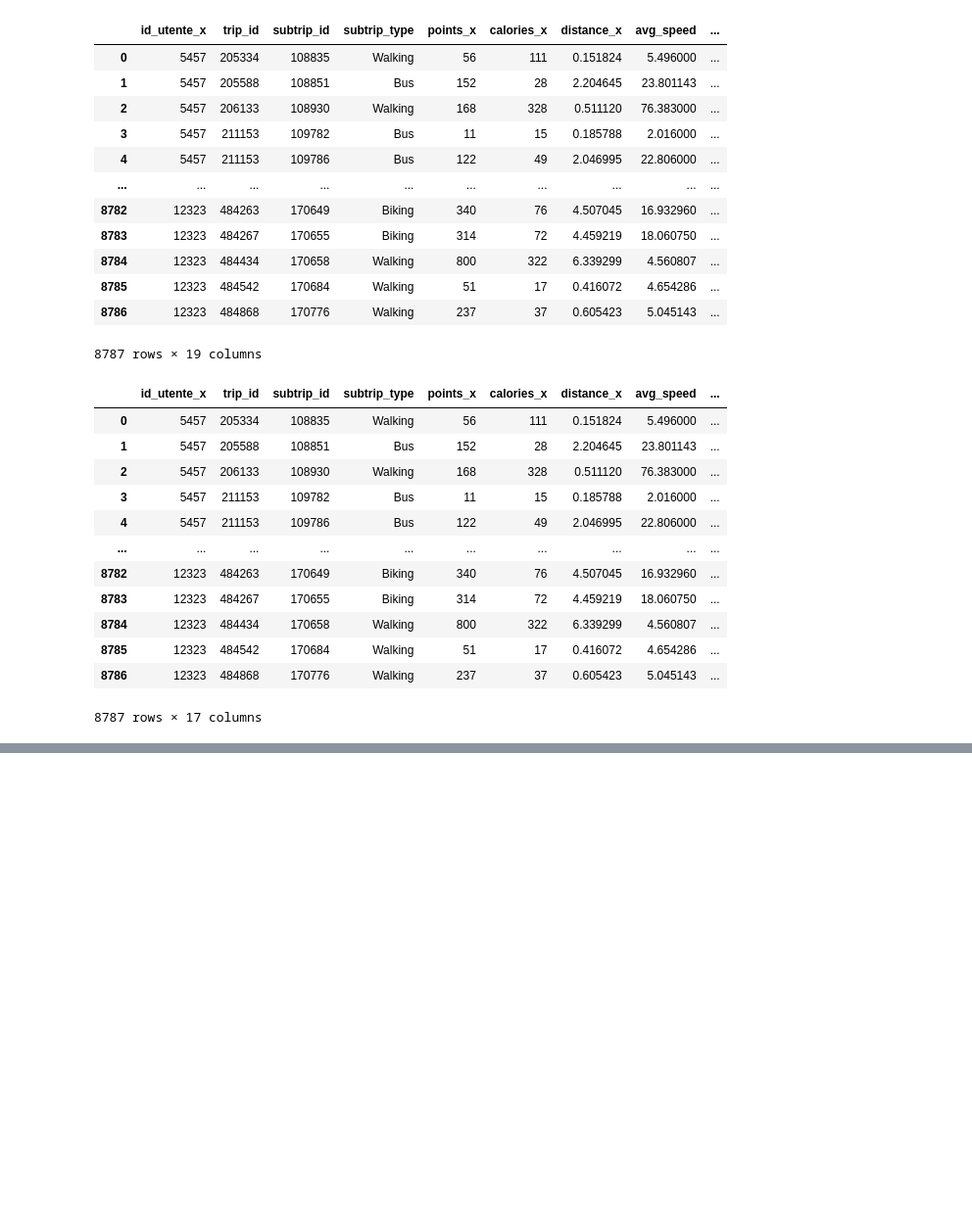
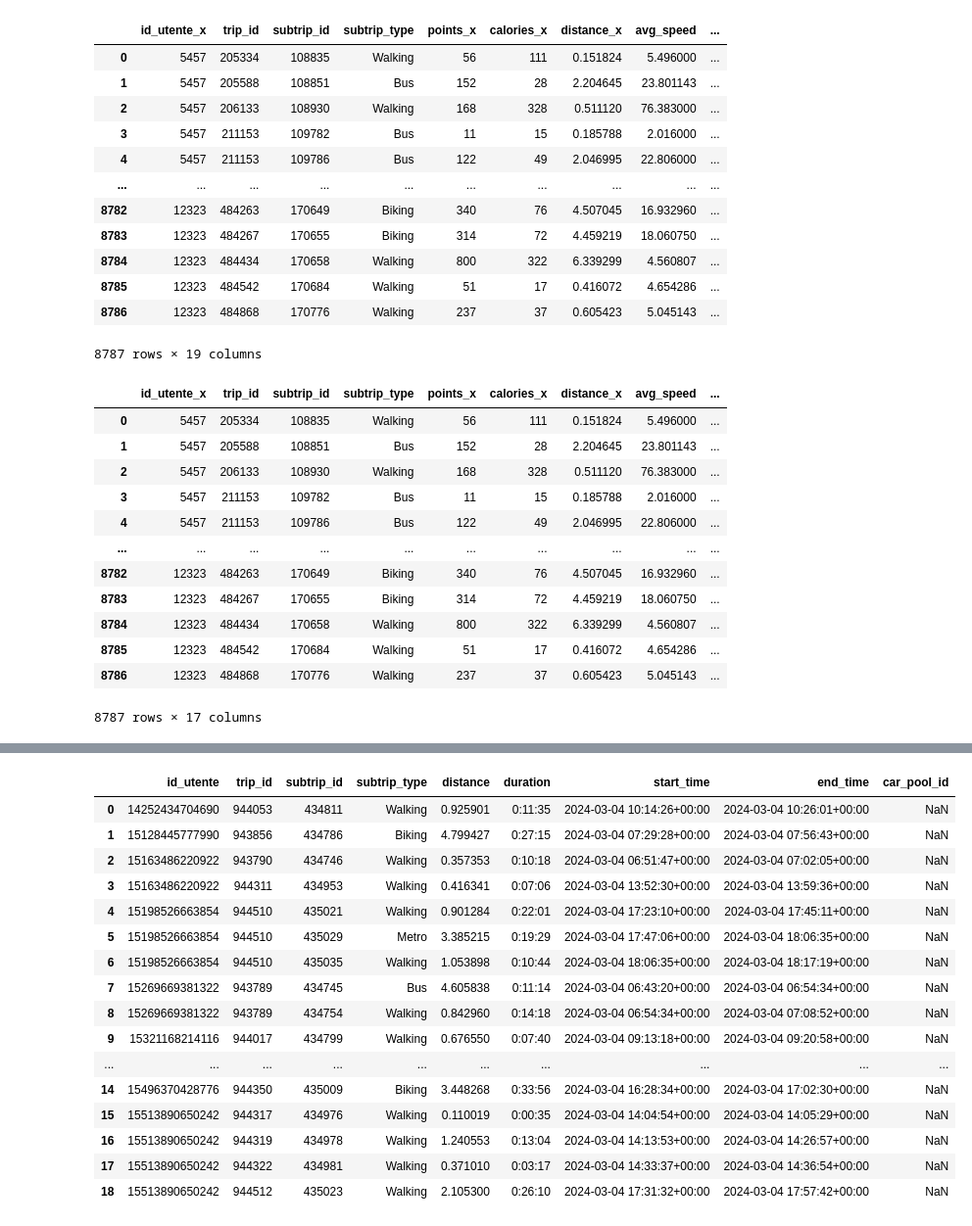
Before and after one commit to houriasayah/Cyclers, a Jupyter notebook: Codes/traitement.ipynb, the cells around one changed output, grey strips where cells are left out. Shown: that part at 98% size. Cells and saved outputs as stored; diff of their text form; code cells hidden in the pictures; blank space fills up the shorter version.

```diff
--- a/Codes/traitement.ipynb
+++ b/Codes/traitement.ipynb
@@ -129,0 +221,20 @@ gpspoints.to_csv("subtrip_gpspoints.csv",sep = ";")
+# %%
+hier_sub
+# %% [output]
+|  | id_utente | trip_id | subtrip_id | subtrip_type | distance | duration | start_time | end_time | car_pool_id |
+| 0 | 14252434704690 | 944053 | 434811 | Walking | 0.925901 | 0:11:35 | 2024-03-04 10:14:26+00:00 | 2024-03-04 10:26:01+00:00 | NaN |
+| 1 | 15128445777990 | 943856 | 434786 | Biking | 4.799427 | 0:27:15 | 2024-03-04 07:29:28+00:00 | 2024-03-04 07:56:43+00:00 | NaN |
+| 2 | 15163486220922 | 943790 | 434746 | Walking | 0.357353 | 0:10:18 | 2024-03-04 06:51:47+00:00 | 2024-03-04 07:02:05+00:00 | NaN |
+| 3 | 15163486220922 | 944311 | 434953 | Walking | 0.416341 | 0:07:06 | 2024-03-04 13:52:30+00:00 | 2024-03-04 13:59:36+00:00 | NaN |
+| 4 | 15198526663854 | 944510 | 435021 | Walking | 0.901284 | 0:22:01 | 2024-03-04 17:23:10+00:00 | 2024-03-04 17:45:11+00:00 | NaN |
+| 5 | 15198526663854 | 944510 | 435029 | Metro | 3.385215 | 0:19:29 | 2024-03-04 17:47:06+00:00 | 2024-03-04 18:06:35+00:00 | NaN |
+| 6 | 15198526663854 | 944510 | 435035 | Walking | 1.053898 | 0:10:44 | 2024-03-04 18:06:35+00:00 | 2024-03-04 18:17:19+00:00 | NaN |
+| 7 | 15269669381322 | 943789 | 434745 | Bus | 4.605838 | 0:11:14 | 2024-03-04 06:43:20+00:00 | 2024-03-04 06:54:34+00:00 | NaN |
+| 8 | 15269669381322 | 943789 | 434754 | Walking | 0.842960 | 0:14:18 | 2024-03-04 06:54:34+00:00 | 2024-03-04 07:08:52+00:00 | NaN |
+| 9 | 15321168214116 | 944017 | 434799 | Walking | 0.676550 | 0:07:40 | 2024-03-04 09:13:18+00:00 | 2024-03-04 09:20:58+00:00 | NaN |
+| ... | ... | ... | ... | ... | ... | ... | ... | ... | ... |
+| 14 | 15496370428776 | 944350 | 435009 | Biking | 3.448268 | 0:33:56 | 2024-03-04 16:28:34+00:00 | 2024-03-04 17:02:30+00:00 | NaN |
+| 15 | 15513890650242 | 944317 | 434976 | Walking | 0.110019 | 0:00:35 | 2024-03-04 14:04:54+00:00 | 2024-03-04 14:05:29+00:00 | NaN |
+| 16 | 15513890650242 | 944319 | 434978 | Walking | 1.240553 | 0:13:04 | 2024-03-04 14:13:53+00:00 | 2024-03-04 14:26:57+00:00 | NaN |
+| 17 | 15513890650242 | 944322 | 434981 | Walking | 0.371010 | 0:03:17 | 2024-03-04 14:33:37+00:00 | 2024-03-04 14:36:54+00:00 | NaN |
+| 18 | 15513890650242 | 944512 | 435023 | Walking | 2.105300 | 0:26:10 | 2024-03-04 17:31:32+00:00 | 2024-03-04 17:57:42+00:00 | NaN |
```
Also changed, not shown: parts of 35 cells of this notebook, 3 other files.
